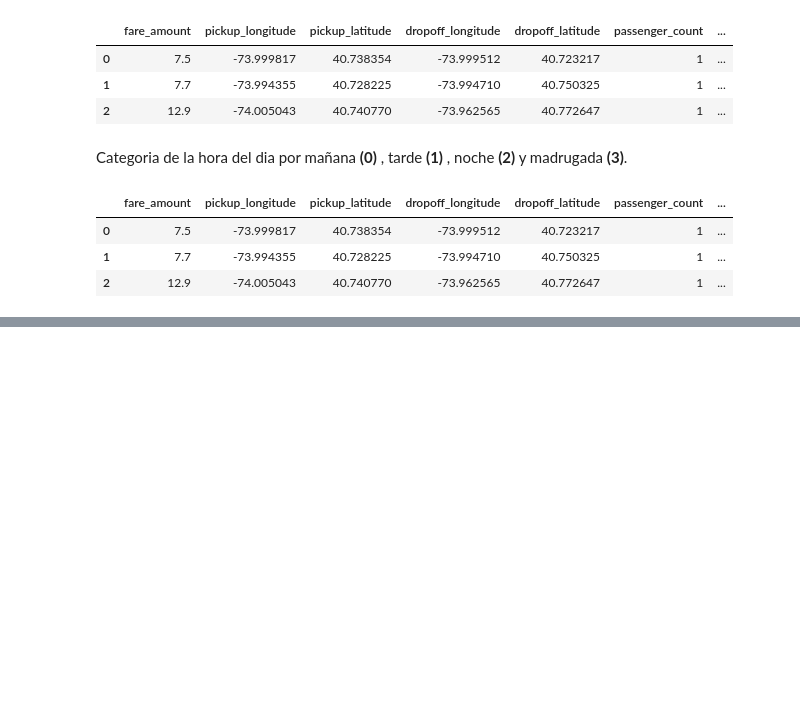
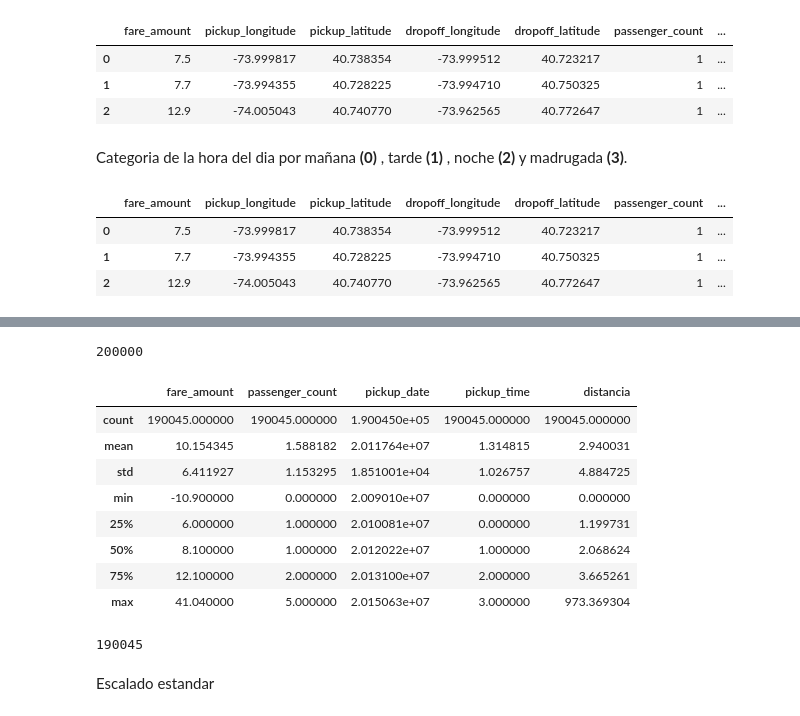
Before and after one commit to fitomx19/ModelosEconometricos, a Jupyter notebook: Practica_3/Practica_3.ipynb, the cells around one changed output, grey strips where cells are left out. Drawn from its saved outputs; the diff is of its cells as text; code cells hidden in the pictures; blank space fills up the shorter version.

```diff
--- a/Practica_3/Practica_3.ipynb
+++ b/Practica_3/Practica_3.ipynb
@@ -97,0 +176,30 @@ mymap.save('mapa_distancia_total.html')
+# %%
+
+print(len(dataframe))
+# %% [output]
+200000
+# %%
+#eliminar los valores atípicos de la columna fare_amount , distancia , pickup_date,pickup_time passenger_count por medio de la desviación estándar
+dataframe = dataframe[np.abs(dataframe['fare_amount']-dataframe['fare_amount'].mean())<=(3*dataframe['fare_amount'].std())]
+dataframe = dataframe[np.abs(dataframe['distancia']-dataframe['distancia'].mean())<=(3*dataframe['distancia'].std())]
+dataframe = dataframe[np.abs(dataframe['passenger_count']-dataframe['passenger_count'].mean())<=(3*dataframe['passenger_count'].std())]
+dataframe = dataframe[np.abs(dataframe['pickup_time']-dataframe['pickup_time'].mean())<=(3*dataframe['pickup_time'].std())]
+dataframe = dataframe[np.abs(dataframe['pickup_date']-dataframe['pickup_date'].mean())<=(3*dataframe['pickup_date'].std())]
+
+
+dataframe.describe()
+# %% [output]
+|  | fare_amount | passenger_count | pickup_date | pickup_time | distancia |
+| count | 190045.000000 | 190045.000000 | 1.900450e+05 | 190045.000000 | 190045.000000 |
+| mean | 10.154345 | 1.588182 | 2.011764e+07 | 1.314815 | 2.940031 |
+| std | 6.411927 | 1.153295 | 1.851001e+04 | 1.026757 | 4.884725 |
+| min | -10.900000 | 0.000000 | 2.009010e+07 | 0.000000 | 0.000000 |
+| 25% | 6.000000 | 1.000000 | 2.010081e+07 | 0.000000 | 1.199731 |
+| 50% | 8.100000 | 1.000000 | 2.012022e+07 | 1.000000 | 2.068624 |
+| 75% | 12.100000 | 2.000000 | 2.013100e+07 | 2.000000 | 3.665261 |
+| max | 41.040000 | 5.000000 | 2.015063e+07 | 3.000000 | 973.369304 |
+# %%
+
+print(len(dataframe))
+# %% [output]
+190045
@@ -97,0 +211,2 @@ mymap.save('mapa_distancia_total.html')
+# %% [markdown]
+Escalado estandar
```
Also changed, not shown: parts of 28 cells of this notebook, 3 other files.
